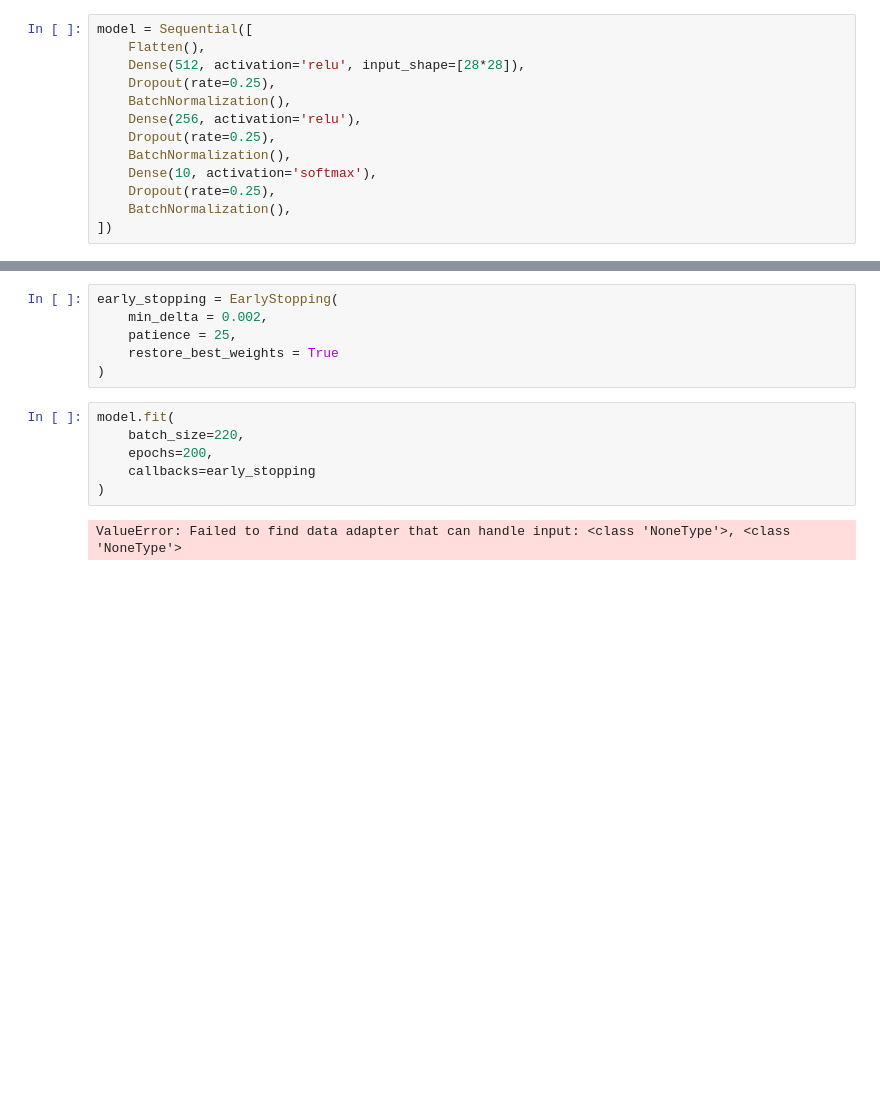
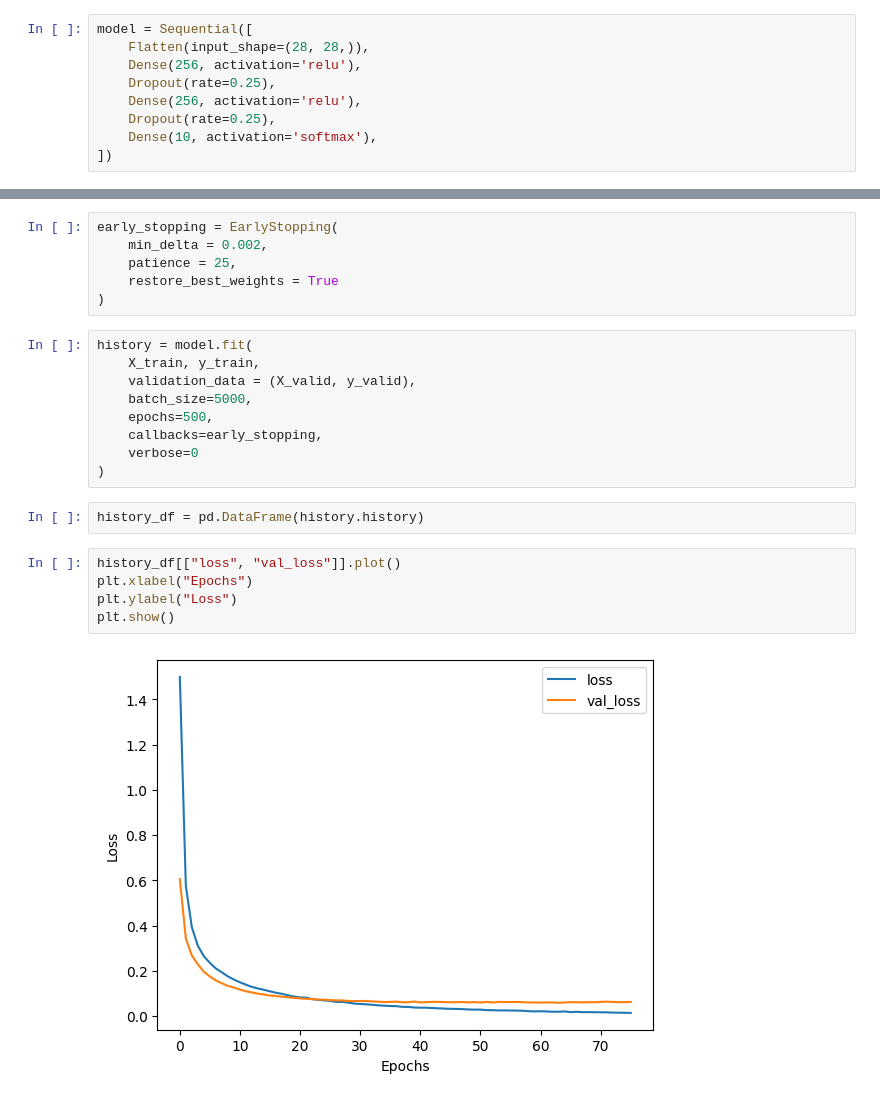
Before and after one commit to Sam-3l/Neurodigits, a Jupyter notebook: neuro-digit-recognizer.ipynb, the cells around one changed output, grey strips where cells are left out. Drawn from its saved outputs; the diff is of its cells as text; blank space fills up the shorter version.

```diff
--- a/neuro-digit-recognizer.ipynb
+++ b/neuro-digit-recognizer.ipynb
@@ -13,15 +70,11 @@ Downloading data from https://storage.googleapis.com/tensorflow/tf-keras-dataset
 # %%
 model = Sequential([
-    Flatten(),
-    Dense(512, activation='relu', input_shape=[28*28]),
-    Dropout(rate=0.25),
-    BatchNormalization(),
+    Flatten(input_shape=(28, 28,)),
     Dense(256, activation='relu'),
     Dropout(rate=0.25),
-    BatchNormalization(),
+    Dense(256, activation='relu'),
+    Dropout(rate=0.25),
     Dense(10, activation='softmax'),
-    Dropout(rate=0.25),
-    BatchNormalization(),
 ])
 # %%
 model.compile(
@@ -35,11 +88,21 @@ early_stopping = EarlyStopping(
     patience = 25,
     restore_best_weights = True
 )
-# %%
-model.fit(
-    batch_size=220,
-    epochs=200,
-    callbacks=early_stopping
-)
-# %% [output]
-ValueError: Failed to find data adapter that can handle input: <class 'NoneType'>, <class 'NoneType'>
+# %%
+history = model.fit(
+    X_train, y_train,
+    validation_data = (X_valid, y_valid),
+    batch_size=5000,
+    epochs=500,
+    callbacks=early_stopping,
+    verbose=0
+)
+# %%
+history_df = pd.DataFrame(history.history)
+# %%
+history_df[["loss", "val_loss"]].plot()
+plt.xlabel("Epochs")
+plt.ylabel("Loss")
+plt.show()
+# %% [output]
+[figure, added]
```
Also changed, not shown: parts of 26 cells of this notebook, 5 other files.
